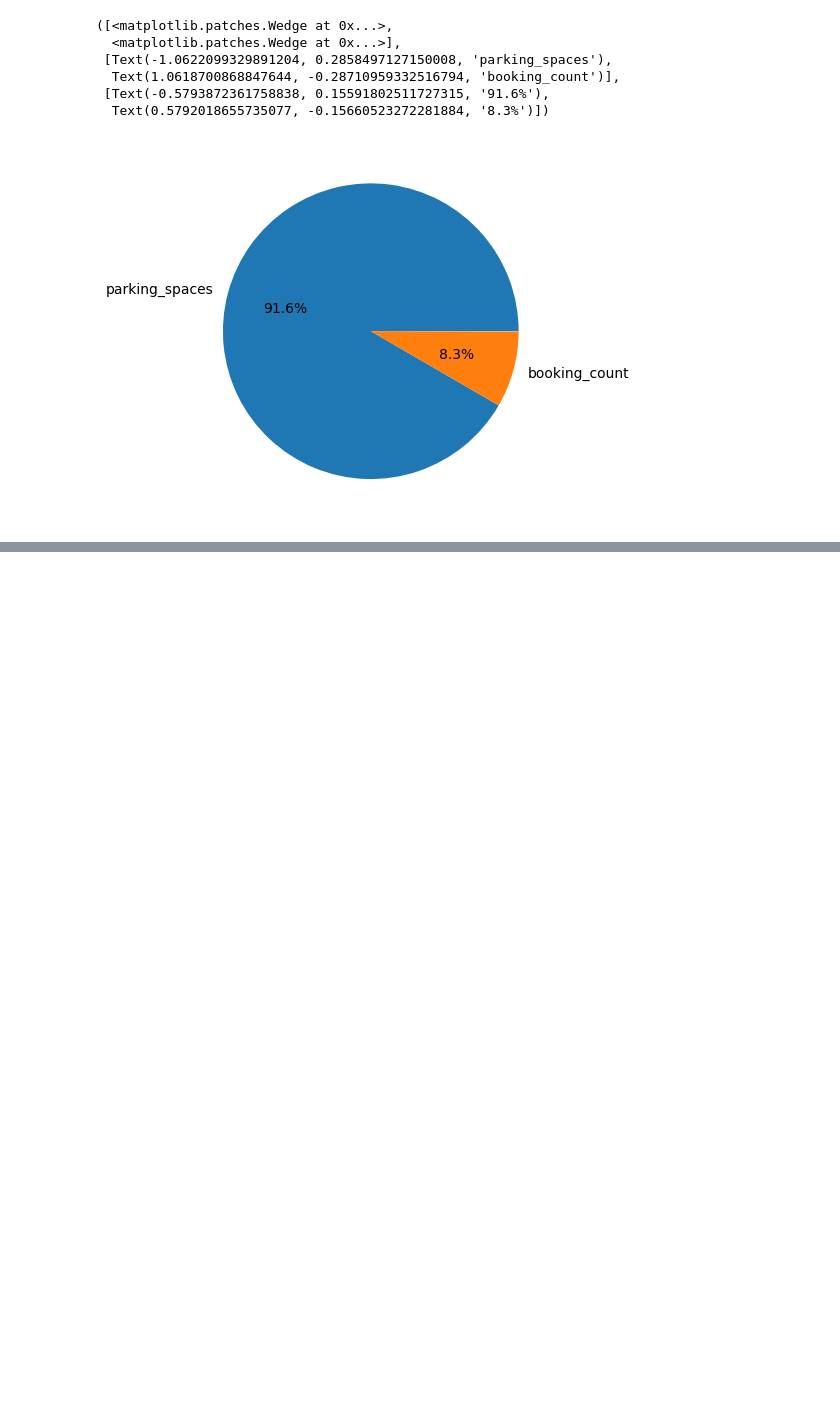
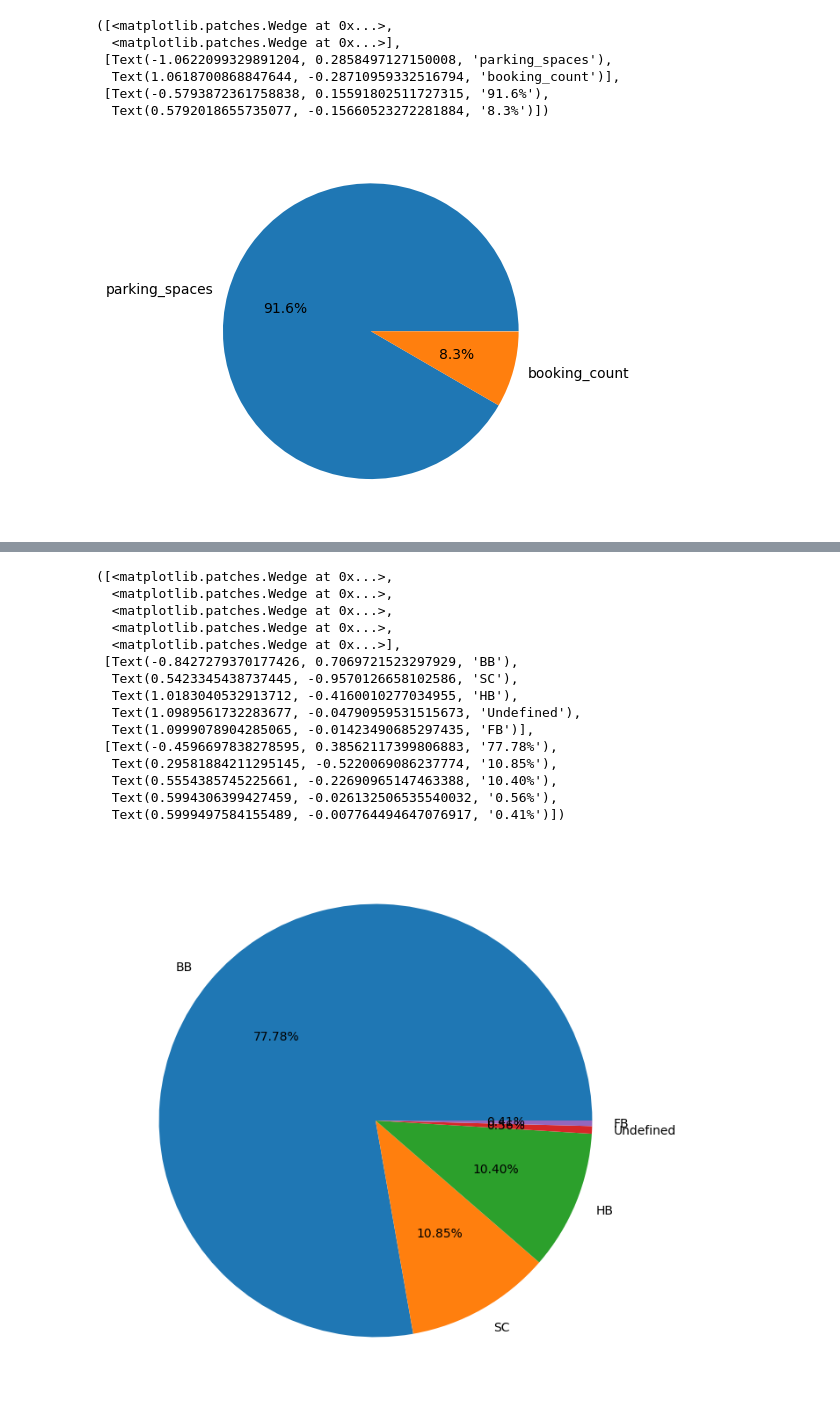
Before and after one commit to mayurimamdi/HotelBookingSystem, a Jupyter notebook: notebooks/01_eda.ipynb, the cells around one changed output, grey strips where cells are left out. Drawn from its saved outputs; the diff is of its cells as text; code cells hidden in the pictures; blank space fills up the shorter version.

```diff
--- a/notebooks/01_eda.ipynb
+++ b/notebooks/01_eda.ipynb
@@ -684,0 +701,23 @@ plt.pie(df['required_car_parking_spaces'].value_counts(), labels=parking_counts,
+# %%
+meal_values = df['meal'].value_counts().values
+mean_count = df['meal'].value_counts().index
+# %%
+plt.figure(figsize=(8,8))
+plt.pie(meal_values, labels=mean_count, autopct='%1.2f%%')
+# %% [output]
+([<matplotlib.patches.Wedge at 0x...>,
+  <matplotlib.patches.Wedge at 0x...>,
+  <matplotlib.patches.Wedge at 0x...>,
+  <matplotlib.patches.Wedge at 0x...>,
+  <matplotlib.patches.Wedge at 0x...>],
+ [Text(-0.8427279370177426, 0.7069721523297929, 'BB'),
+  Text(0.5423345438737445, -0.9570126658102586, 'SC'),
+  Text(1.0183040532913712, -0.4160010277034955, 'HB'),
+  Text(1.0989561732283677, -0.04790959531515673, 'Undefined'),
+  Text(1.0999078904285065, -0.01423490685297435, 'FB')],
+ [Text(-0.4596697838278595, 0.38562117399806883, '77.78%'),
+  Text(0.29581884211295145, -0.5220069086237774, '10.85%'),
+  Text(0.5554385745225661, -0.22690965147463388, '10.40%'),
+  Text(0.5994306399427459, -0.026132506535540032, '0.56%'),
+  Text(0.5999497584155489, -0.007764494647076917, '0.41%')])
+[figure, added]
```
Also changed, not shown: parts of 6 cells of this notebook, 1 other file.
